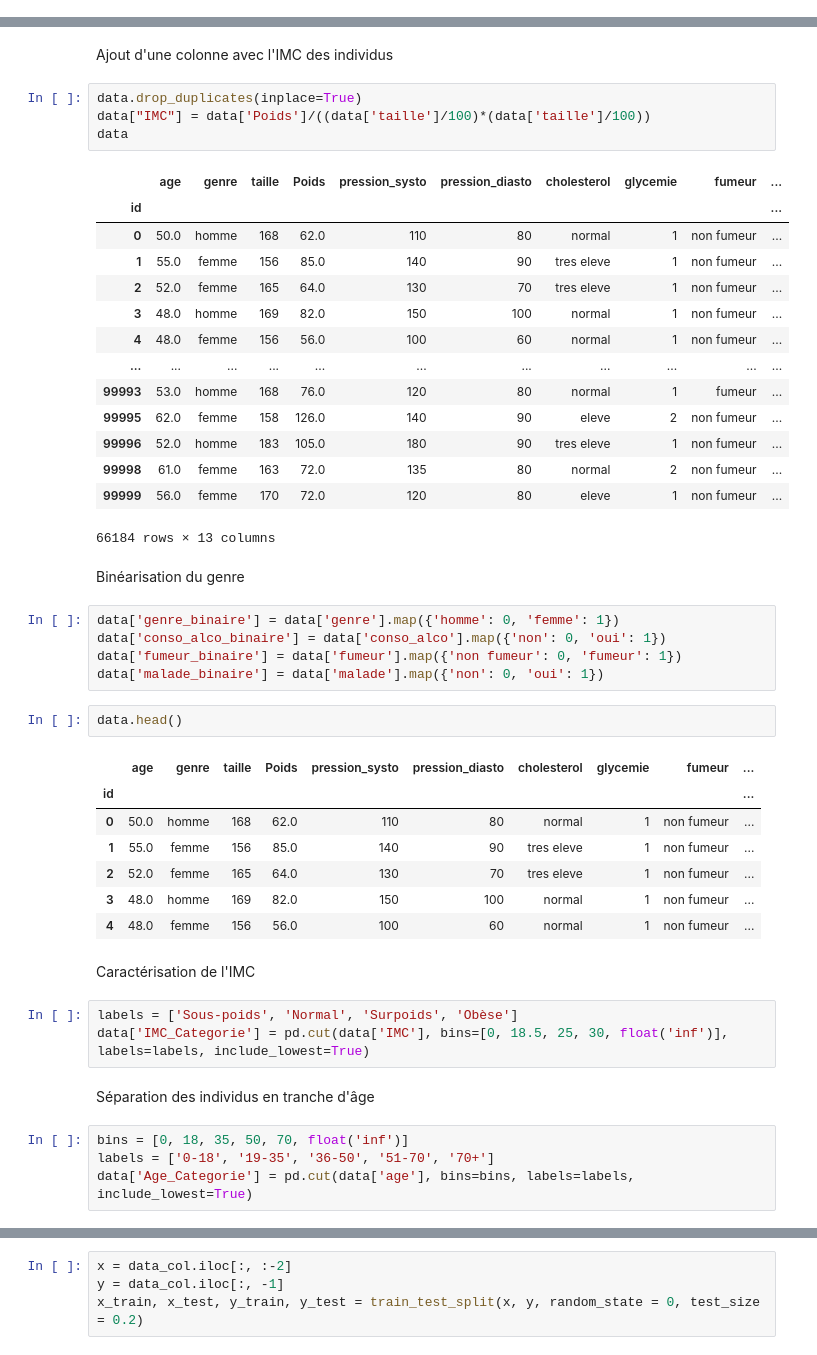
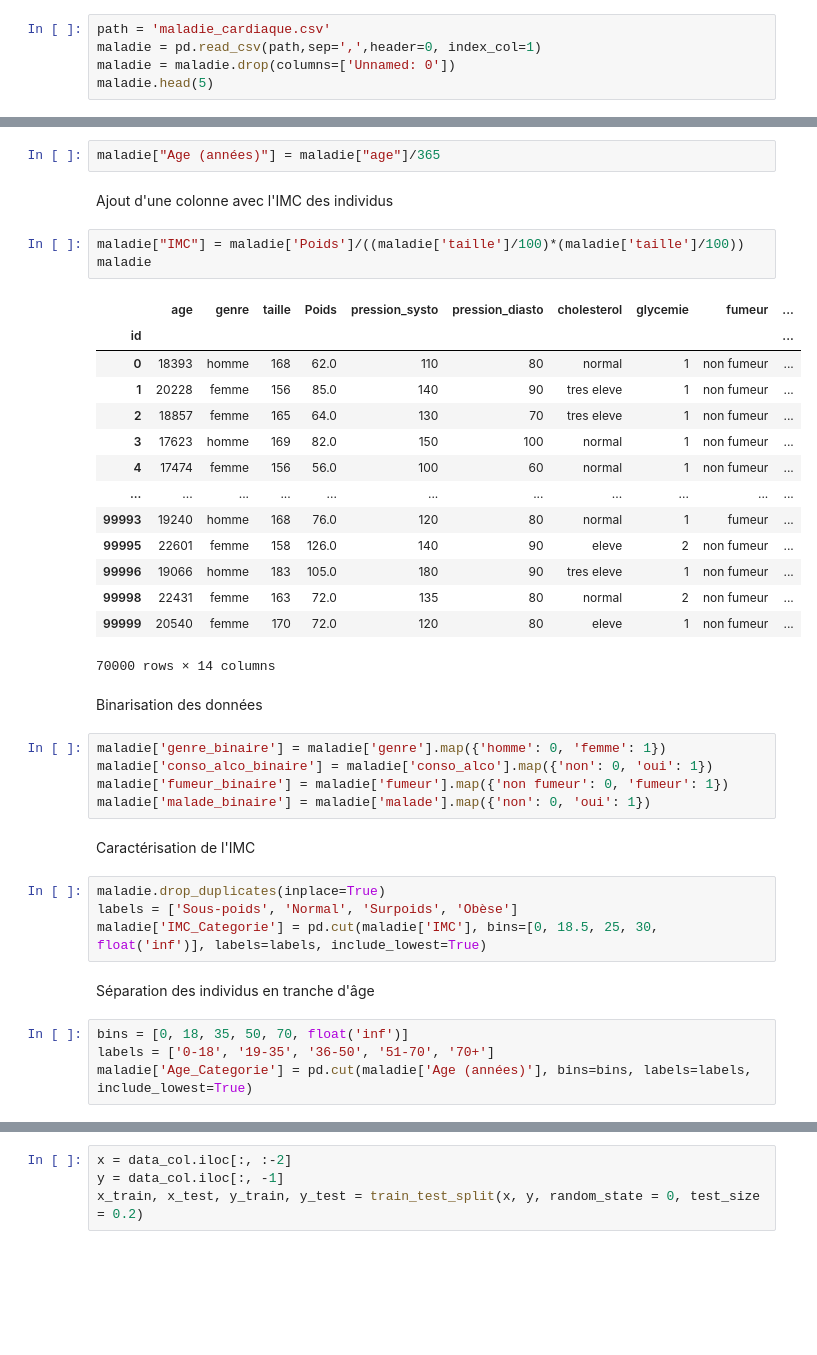
Before and after one commit to alaincrenner/heart_attack, a Jupyter notebook: MaladieCardiaque_SVM.ipynb, the cells around one changed output, grey strips where cells are left out. Saved outputs shown, nothing was run; the diff lists cells and outputs as text; blank space fills up the shorter version.

```diff
--- a/MaladieCardiaque_SVM.ipynb
+++ b/MaladieCardiaque_SVM.ipynb
@@ -85,0 +18,5 @@ memory usage: 6.9+ MB
+# %%
+path = 'maladie_cardiaque.csv'
+maladie = pd.read_csv(path,sep=',',header=0, index_col=1)
+maladie = maladie.drop(columns=['Unnamed: 0'])
+maladie.head(5)
@@ -100,49 +73,41 @@ data.describe()
+# %%
+maladie["Age (années)"] = maladie["age"]/365
 # %% [markdown]
 Ajout d'une colonne avec l'IMC des individus
 # %%
-data.drop_duplicates(inplace=True)
-data["IMC"] = data['Poids']/((data['taille']/100)*(data['taille']/100))
-data
+maladie["IMC"] = maladie['Poids']/((maladie['taille']/100)*(maladie['taille']/100))
+maladie
 # %% [output]
 |  | age | genre | taille | Poids | pression_systo | pression_diasto | cholesterol | glycemie | fumeur | ... |
 | id |  |  |  |  |  |  |  |  |  | ... |
-| 0 | 50.0 | homme | 168 | 62.0 | 110 | 80 | normal | 1 | non fumeur | ... |
-| 1 | 55.0 | femme | 156 | 85.0 | 140 | 90 | tres eleve | 1 | non fumeur | ... |
-| 2 | 52.0 | femme | 165 | 64.0 | 130 | 70 | tres eleve | 1 | non fumeur | ... |
-| 3 | 48.0 | homme | 169 | 82.0 | 150 | 100 | normal | 1 | non fumeur | ... |
-| 4 | 48.0 | femme | 156 | 56.0 | 100 | 60 | normal | 1 | non fumeur | ... |
+| 0 | 18393 | homme | 168 | 62.0 | 110 | 80 | normal | 1 | non fumeur | ... |
+| 1 | 20228 | femme | 156 | 85.0 | 140 | 90 | tres eleve | 1 | non fumeur | ... |
+| 2 | 18857 | femme | 165 | 64.0 | 130 | 70 | tres eleve | 1 | non fumeur | ... |
+| 3 | 17623 | homme | 169 | 82.0 | 150 | 100 | normal | 1 | non fumeur | ... |
+| 4 | 17474 | femme | 156 | 56.0 | 100 | 60 | normal | 1 | non fumeur | ... |
 | ... | ... | ... | ... | ... | ... | ... | ... | ... | ... | ... |
-| 99993 | 53.0 | homme | 168 | 76.0 | 120 | 80 | normal | 1 | fumeur | ... |
-| 99995 | 62.0 | femme | 158 | 126.0 | 140 | 90 | eleve | 2 | non fumeur | ... |
-| 99996 | 52.0 | homme | 183 | 105.0 | 180 | 90 | tres eleve | 1 | non fumeur | ... |
-| 99998 | 61.0 | femme | 163 | 72.0 | 135 | 80 | normal | 2 | non fumeur | ... |
-| 99999 | 56.0 | femme | 170 | 72.0 | 120 | 80 | eleve | 1 | non fumeur | ... |
+| 99993 | 19240 | homme | 168 | 76.0 | 120 | 80 | normal | 1 | fumeur | ... |
+| 99995 | 22601 | femme | 158 | 126.0 | 140 | 90 | eleve | 2 | non fumeur | ... |
+| 99996 | 19066 | homme | 183 | 105.0 | 180 | 90 | tres eleve | 1 | non fumeur | ... |
+| 99998 | 22431 | femme | 163 | 72.0 | 135 | 80 | normal | 2 | non fumeur | ... |
+| 99999 | 20540 | femme | 170 | 72.0 | 120 | 80 | eleve | 1 | non fumeur | ... |
-66184 rows × 13 columns
+70000 rows × 14 columns
-# %% [markdown]
-Binéarisation du genre
+# %% [markdown]
+Binarisation des données
 # %%
-data['genre_binaire'] = data['genre'].map({'homme': 0, 'femme': 1})
-data['conso_alco_binaire'] = data['conso_alco'].map({'non': 0, 'oui': 1})
-data['fumeur_binaire'] = data['fumeur'].map({'non fumeur': 0, 'fumeur': 1})
-data['malade_binaire'] = data['malade'].map({'non': 0, 'oui': 1})
+maladie['genre_binaire'] = maladie['genre'].map({'homme': 0, 'femme': 1})
+maladie['conso_alco_binaire'] = maladie['conso_alco'].map({'non': 0, 'oui': 1})
+maladie['fumeur_binaire'] = maladie['fumeur'].map({'non fumeur': 0, 'fumeur': 1})
+maladie['malade_binaire'] = maladie['malade'].map({'non': 0, 'oui': 1})
-# %%
-data.head()
-# %% [output]
-|  | age | genre | taille | Poids | pression_systo | pression_diasto | cholesterol | glycemie | fumeur | ... |
-| id |  |  |  |  |  |  |  |  |  | ... |
-| 0 | 50.0 | homme | 168 | 62.0 | 110 | 80 | normal | 1 | non fumeur | ... |
-| 1 | 55.0 | femme | 156 | 85.0 | 140 | 90 | tres eleve | 1 | non fumeur | ... |
-| 2 | 52.0 | femme | 165 | 64.0 | 130 | 70 | tres eleve | 1 | non fumeur | ... |
-| 3 | 48.0 | homme | 169 | 82.0 | 150 | 100 | normal | 1 | non fumeur | ... |
-| 4 | 48.0 | femme | 156 | 56.0 | 100 | 60 | normal | 1 | non fumeur | ... |
 # %% [markdown]
 Caractérisation de l'IMC
 # %%
+maladie.drop_duplicates(inplace=True)
 labels = ['Sous-poids', 'Normal', 'Surpoids', 'Obèse']
-data['IMC_Categorie'] = pd.cut(data['IMC'], bins=[0, 18.5, 25, 30, float('inf')], labels=labels, include_lowest=True)
+maladie['IMC_Categorie'] = pd.cut(maladie['IMC'], bins=[0, 18.5, 25, 30, float('inf')], labels=labels, include_lowest=True)
 # %% [markdown]
 Séparation des individus en tranche d'âge
 # %%
 bins = [0, 18, 35, 50, 70, float('inf')]
 labels = ['0-18', '19-35', '36-50', '51-70', '70+']
-data['Age_Categorie'] = pd.cut(data['age'], bins=bins, labels=labels, include_lowest=True)
+maladie['Age_Categorie'] = pd.cut(maladie['Age (années)'], bins=bins, labels=labels, include_lowest=True)
```
Also changed, not shown: parts of 41 cells of this notebook, 1 other file.
